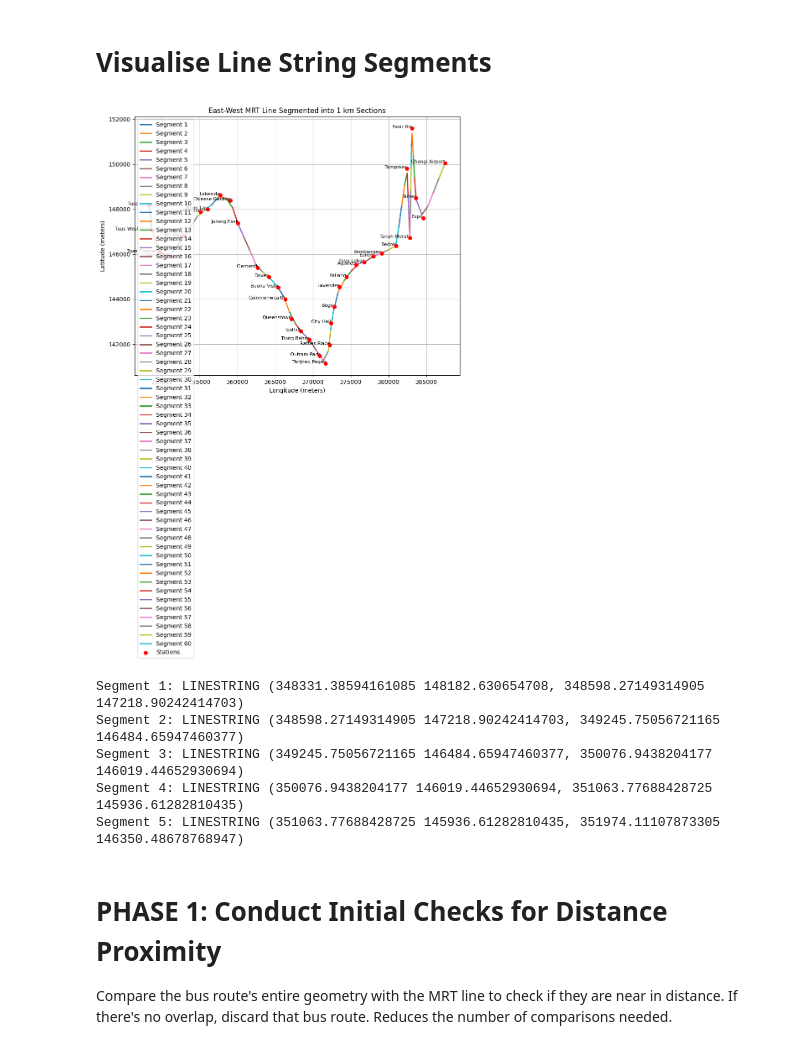
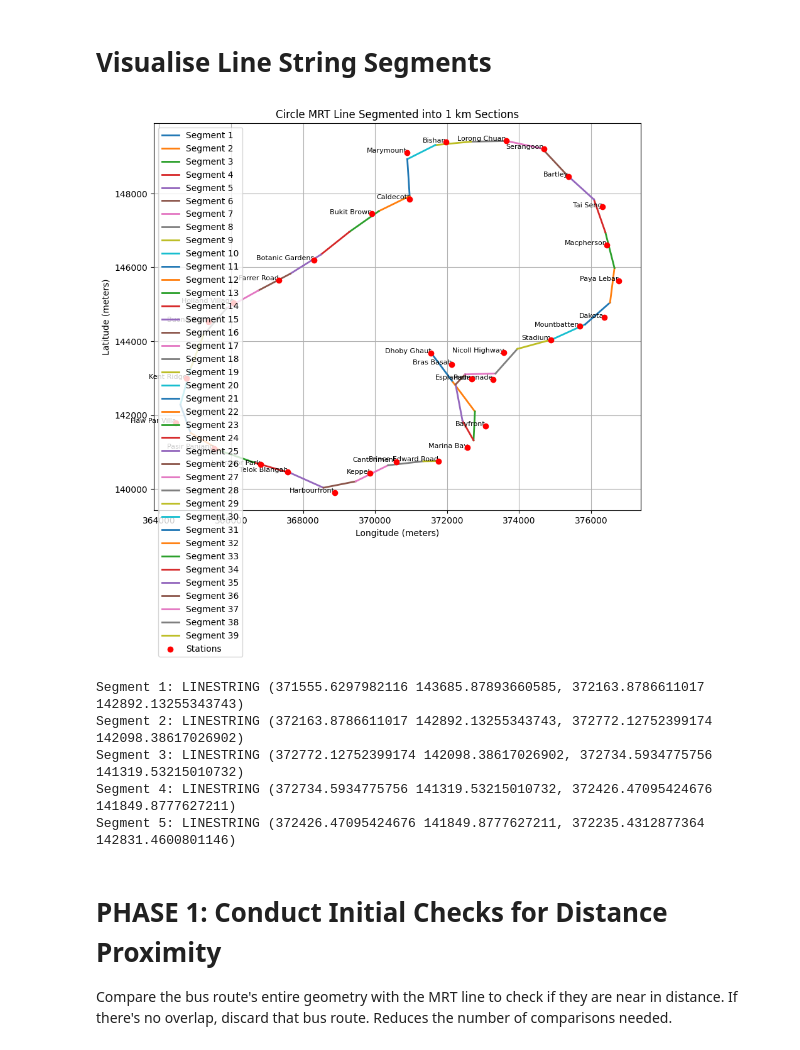
Before and after one commit to ajjajjajjajj/dsa4264-lta-geospatial, a Jupyter notebook: Parallel_Route.ipynb, the cells around one changed output. Cells and saved outputs as stored; diff of their text form; code cells hidden in the pictures.

```diff
--- a/Parallel_Route.ipynb
+++ b/Parallel_Route.ipynb
@@ -63,7 +69,7 @@ print(rail_line.head())
 3      MRT  LINESTRING Z (103.71320 1.35265 0.00000, 103.7...
 4      MRT  LINESTRING Z (103.70767 1.34888 0.00000, 103.7...
 # %%
-rail_stn = gpd.read_file('dsa4264-lta-geospatial/data/cleaned/RailStationsMerged.geojson')
+rail_stn = gpd.read_file('data/cleaned/RailStationsMerged.geojson')
 print(rail_stn.head())
 # %% [output]
       Name                                        Description StationType  \
@@ -136,6 +142,9 @@ bus_routes_lines = gpd.GeoDataFrame(bus_routes_lines, geometry='geometry')
 rail_stn = rail_stn.to_crs(epsg=32648)
 
 #  Group the stations by MRT line
+rail_stn.drop(rail_stn[rail_stn['StationCode']=='PTC'].index, inplace=True)
+rail_stn.drop(rail_stn[rail_stn['StationCode']=='STC'].index, inplace=True)
+rail_stn.replace("TE22A", "TE22.5", inplace=True)
 station_groups = rail_stn.groupby('StationLine')
 
 # Dictionary to store LineStrings for each MRT line
@@ -145,7 +154,8 @@ line_strings_per_station_line = {}
 for line_name, group in station_groups:
     # Sort the stations by their longitude (x-coordinate) or latitude (y-coordinate)
     group['centroid_x'] = group.geometry.centroid.x  # Get x-coordinate of the centroid
-    sorted_group = group.sort_values('centroid_x')  # Sort by the x-coordinate
+    group['StationCodeNo'] = group['StationCode'].str[2:].astype(float)
+    sorted_group = group.sort_values('StationCodeNo')  # Sort by the x-coordinate
 
     # Extract the station centroids, names, and codes
     station_points = sorted_group.geometry.centroid.tolist()
@@ -187,7 +197,7 @@ for line_name, group in station_groups:
             print(f"Error creating LineString for {line_name}: {e}")
             continue
 
-
+print(line_strings_per_station_line)
 for line_name, line_data in line_strings_per_station_line.items():
     print(f"MRT Line: {line_name}")
     print(f"  LineString: {line_data['LineString']}")
@@ -230,7 +227,7 @@ Stations with missing geometry:
 # Visualise MRT Line String
 # %%
 
-target_line = "North-East" #change accordingly
+target_line = "Circle" #change accordingly
 
 # Check if the line exists in the processed data
 if target_line in line_strings_per_station_line:
@@ -317,7 +314,7 @@ for line_name, line_info in line_strings_per_station_line.items():
 # %% [markdown]
 # Visualise Line String Segments
 # %%
-target_line = "East-West"  # change to visualize other lines
+target_line = "Circle"  # change to visualize other lines
 if target_line in segmented_lines_per_station_line:
     segmented_data = segmented_lines_per_station_line[target_line]
 
@@ -334,39 +331,39 @@ if target_line in segmented_lines_per_station_line:
         plt.plot(x_seg, y_seg, label=f'Segment {idx+1}', linewidth=2)
 
     # Plot the station points
     station_x = [point.x for point in station_points]
     station_y = [point.y for point in station_points]
     plt.scatter(station_x, station_y, color='red', label='Stations', zorder=5)
 
     # Annotate the station names
     for i, name in enumerate(station_names):
         plt.text(station_x[i], station_y[i], name, fontsize=8, ha='right')
 
     # Set the title and labels
     plt.title(f'{target_line} MRT Line Segmented into 1 km Sections')
     plt.xlabel('Longitude (meters)')
     plt.ylabel('Latitude (meters)')
 
     # Add a legend
     plt.legend()
 
     # Show the plot
     plt.grid(True)
     plt.show()
 
     # Print the first few segments for verification
     for idx, segment in enumerate(mrt_segments[:5]):  # Print first 5 segments
         print(f"Segment {idx+1}: {segment}")
 
 else:
     print(f"No data available for MRT Line: {target_line}")
 # %% [output]
-[figure, old version]
+[figure, new version]
-Segment 1: LINESTRING (348331.38594161085 148182.630654708, 348598.27149314905 147218.90242414703)
-Segment 2: LINESTRING (348598.27149314905 147218.90242414703, 349245.75056721165 146484.65947460377)
-Segment 3: LINESTRING (349245.75056721165 146484.65947460377, 350076.9438204177 146019.44652930694)
-Segment 4: LINESTRING (350076.9438204177 146019.44652930694, 351063.77688428725 145936.61282810435)
-Segment 5: LINESTRING (351063.77688428725 145936.61282810435, 351974.11107873305 146350.48678768947)
+Segment 1: LINESTRING (371555.6297982116 143685.87893660585, 372163.8786611017 142892.13255343743)
+Segment 2: LINESTRING (372163.8786611017 142892.13255343743, 372772.12752399174 142098.38617026902)
+Segment 3: LINESTRING (372772.12752399174 142098.38617026902, 372734.5934775756 141319.53215010732)
+Segment 4: LINESTRING (372734.5934775756 141319.53215010732, 372426.47095424676 141849.8777627211)
+Segment 5: LINESTRING (372426.47095424676 141849.8777627211, 372235.4312877364 142831.4600801146)
 # %% [markdown]
 # PHASE 1: Conduct Initial Checks for Distance Proximity
 Compare the bus route's entire geometry with the MRT line to check if they are near in distance. If there's no overlap, discard that bus route.
```
Also changed, not shown: parts of 16 cells of this notebook, 12 other files.
